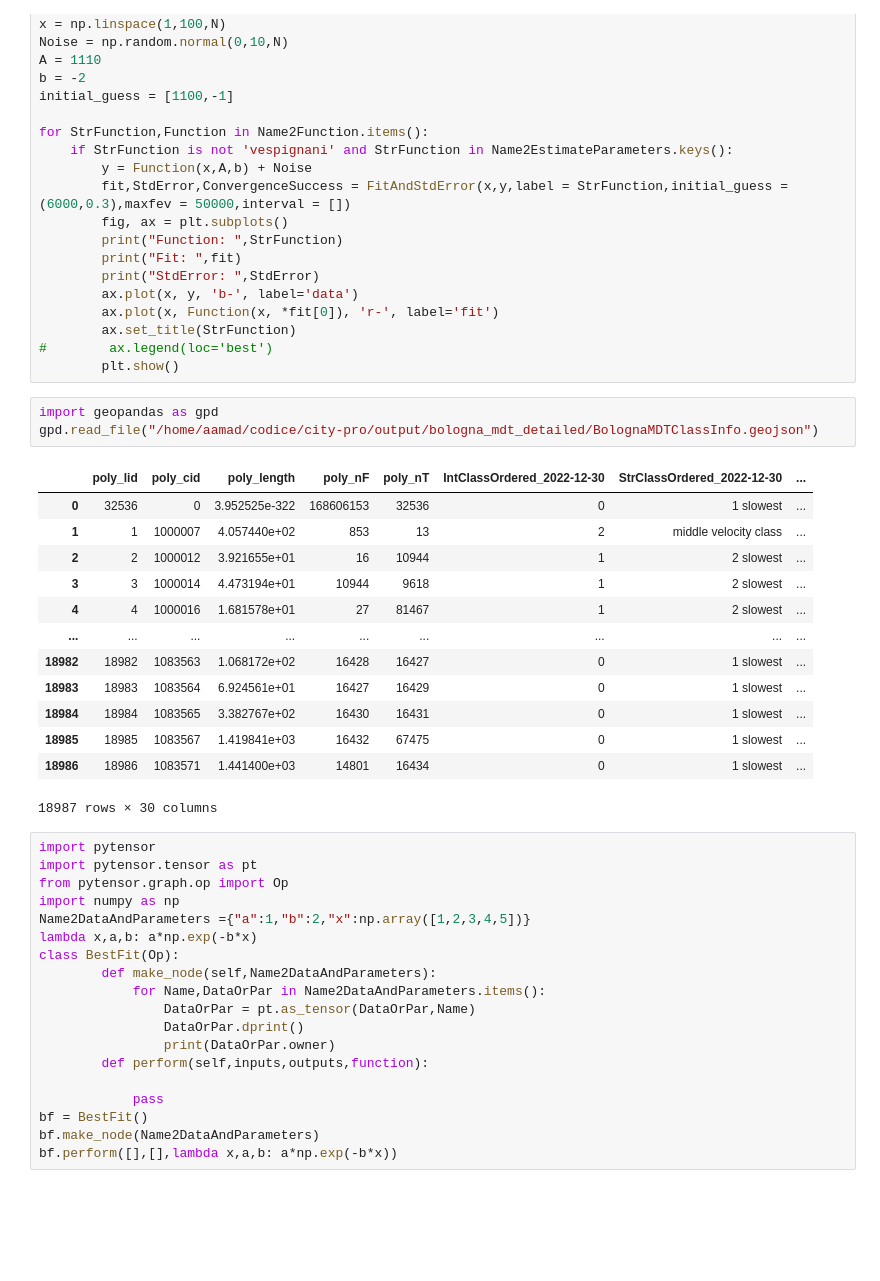
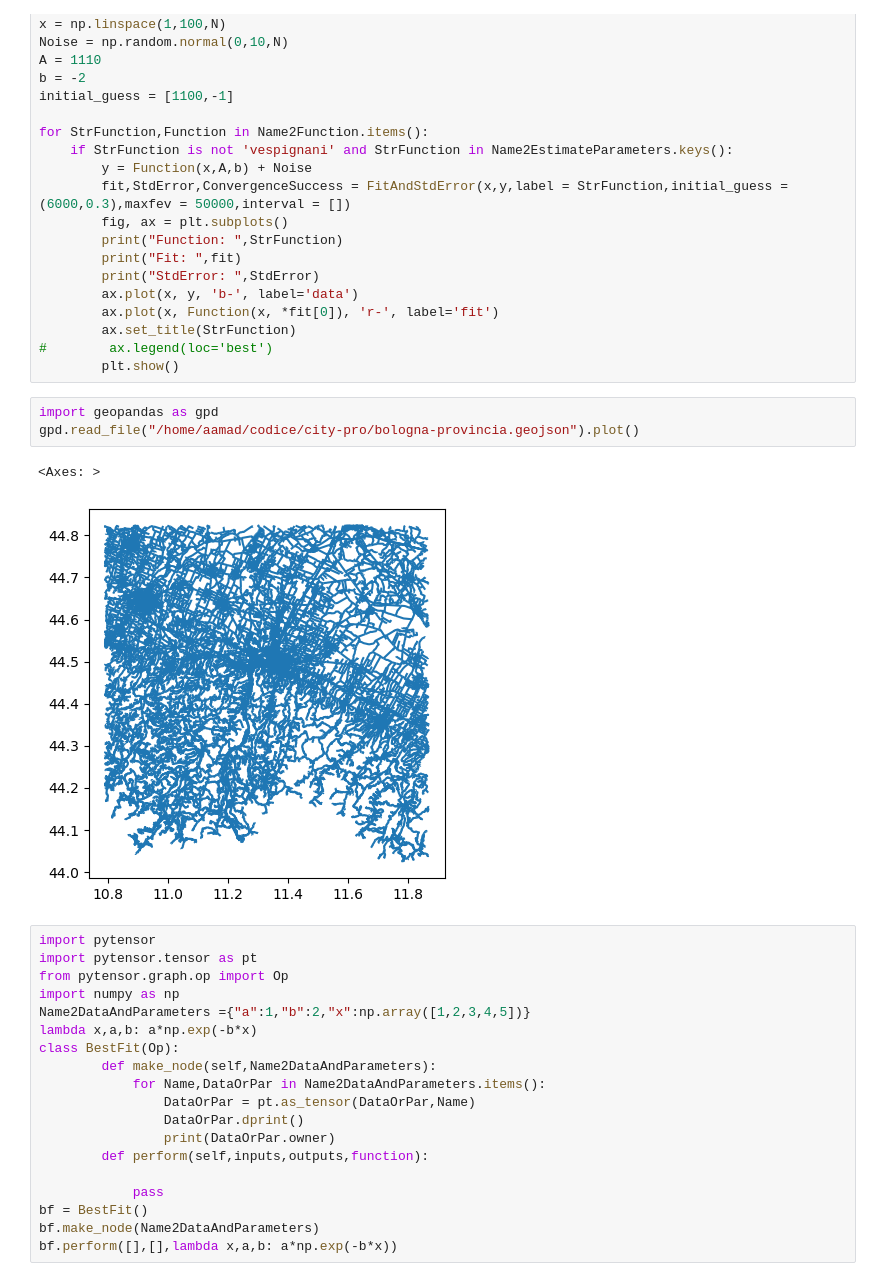
Before and after one commit to physycom/city-pro, a Jupyter notebook: python/work_mdt/script/AnalysisMdt/FittingProcedures.ipynb, the cells around one changed output. Cells and saved outputs as stored; diff of their text form; blank space fills up the shorter version.

```diff
--- a/python/work_mdt/script/AnalysisMdt/FittingProcedures.ipynb
+++ b/python/work_mdt/script/AnalysisMdt/FittingProcedures.ipynb
@@ -30,21 +30,10 @@ for StrFunction,Function in Name2Function.items():
         plt.show()
 # %%
 import geopandas as gpd
-gpd.read_file("/home/aamad/codice/city-pro/output/bologna_mdt_detailed/BolognaMDTClassInfo.geojson")
+gpd.read_file("/home/aamad/codice/city-pro/bologna-provincia.geojson").plot()
 # %% [output]
-|  | poly_lid | poly_cid | poly_length | poly_nF | poly_nT | IntClassOrdered_2022-12-30 | StrClassOrdered_2022-12-30 | ... |
-| 0 | 32536 | 0 | 3.952525e-322 | 168606153 | 32536 | 0 | 1 slowest | ... |
-| 1 | 1 | 1000007 | 4.057440e+02 | 853 | 13 | 2 | middle velocity class | ... |
-| 2 | 2 | 1000012 | 3.921655e+01 | 16 | 10944 | 1 | 2 slowest | ... |
-| 3 | 3 | 1000014 | 4.473194e+01 | 10944 | 9618 | 1 | 2 slowest | ... |
-| 4 | 4 | 1000016 | 1.681578e+01 | 27 | 81467 | 1 | 2 slowest | ... |
-| ... | ... | ... | ... | ... | ... | ... | ... | ... |
-| 18982 | 18982 | 1083563 | 1.068172e+02 | 16428 | 16427 | 0 | 1 slowest | ... |
-| 18983 | 18983 | 1083564 | 6.924561e+01 | 16427 | 16429 | 0 | 1 slowest | ... |
-| 18984 | 18984 | 1083565 | 3.382767e+02 | 16430 | 16431 | 0 | 1 slowest | ... |
-| 18985 | 18985 | 1083567 | 1.419841e+03 | 16432 | 67475 | 0 | 1 slowest | ... |
-| 18986 | 18986 | 1083571 | 1.441400e+03 | 14801 | 16434 | 0 | 1 slowest | ... |
-18987 rows × 30 columns
+<Axes: >
+[figure, added]
 # %%
 import pytensor
 import pytensor.tensor as pt
```
Also changed, not shown: 35 other files.
